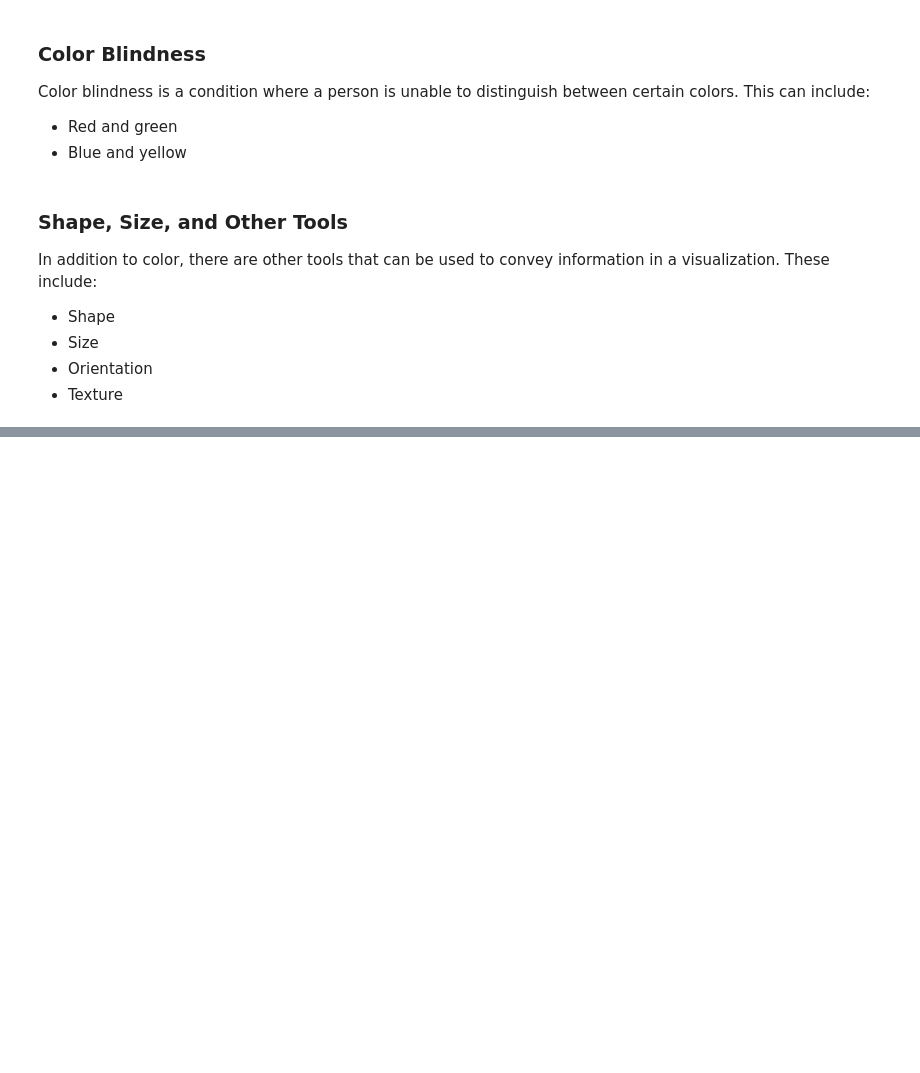
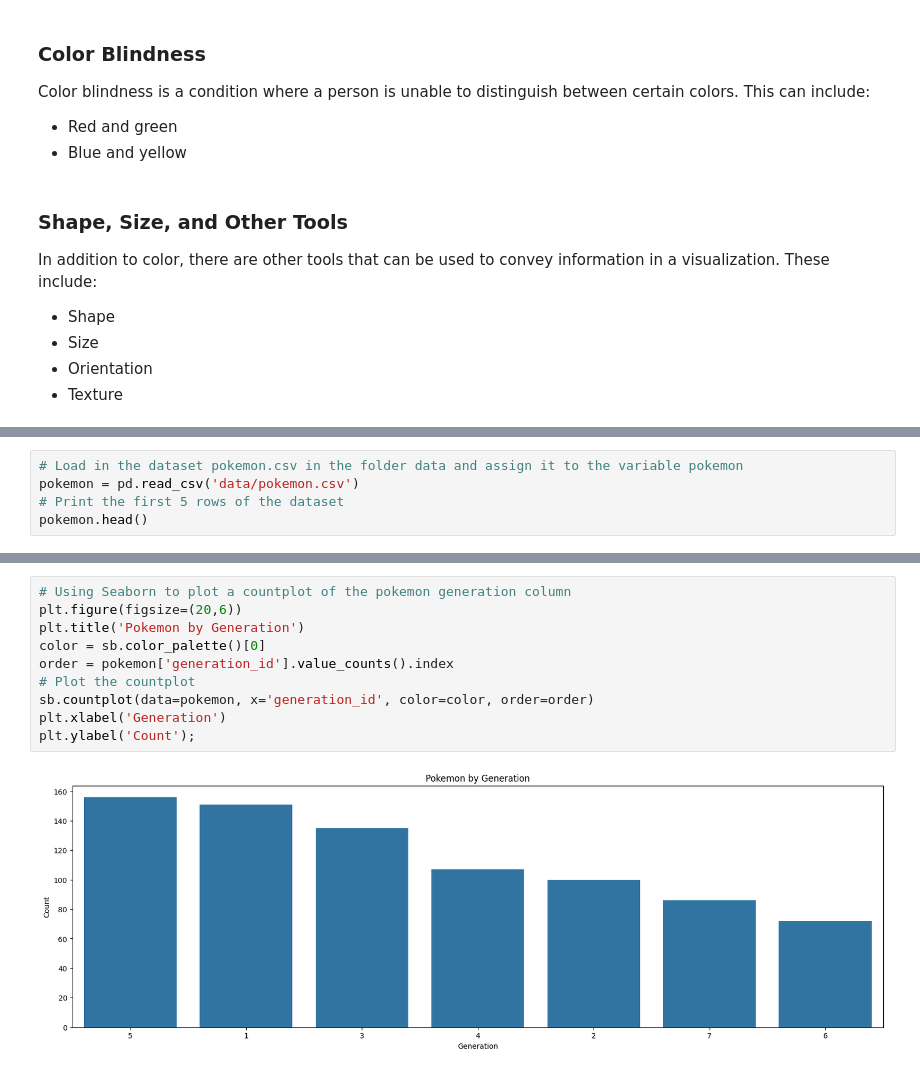
Before and after one commit to kisyular/data-visualization, a Jupyter notebook: Intro-Data-Visualization.ipynb, the cells around one changed output, grey strips where cells are left out. Drawn from its saved outputs; the diff is of its cells as text; blank space fills up the shorter version.

```diff
--- a/Intro-Data-Visualization.ipynb
+++ b/Intro-Data-Visualization.ipynb
@@ -116,0 +157,5 @@ In addition to color, there are other tools that can be used to convey informati
+# %%
+# Load in the dataset pokemon.csv in the folder data and assign it to the variable pokemon
+pokemon = pd.read_csv('data/pokemon.csv')
+# Print the first 5 rows of the dataset
+pokemon.head()
@@ -116,0 +169,12 @@ In addition to color, there are other tools that can be used to convey informati
+# %%
+# Using Seaborn to plot a countplot of the pokemon generation column
+plt.figure(figsize=(20,6))
+plt.title('Pokemon by Generation')
+color = sb.color_palette()[0]
+order = pokemon['generation_id'].value_counts().index
+# Plot the countplot
+sb.countplot(data=pokemon, x='generation_id', color=color, order=order)
+plt.xlabel('Generation')
+plt.ylabel('Count');
+# %% [output]
+[figure, added]
```
Also changed, not shown: parts of 39 cells of this notebook.
